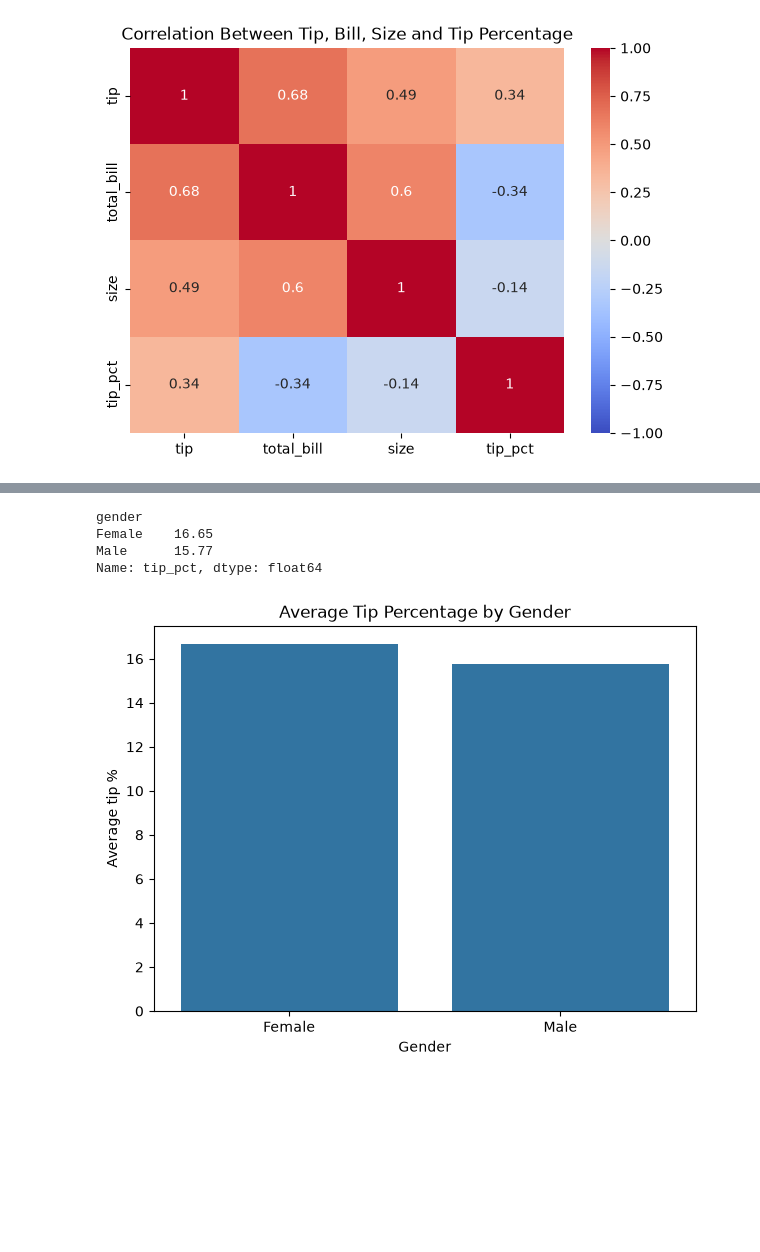
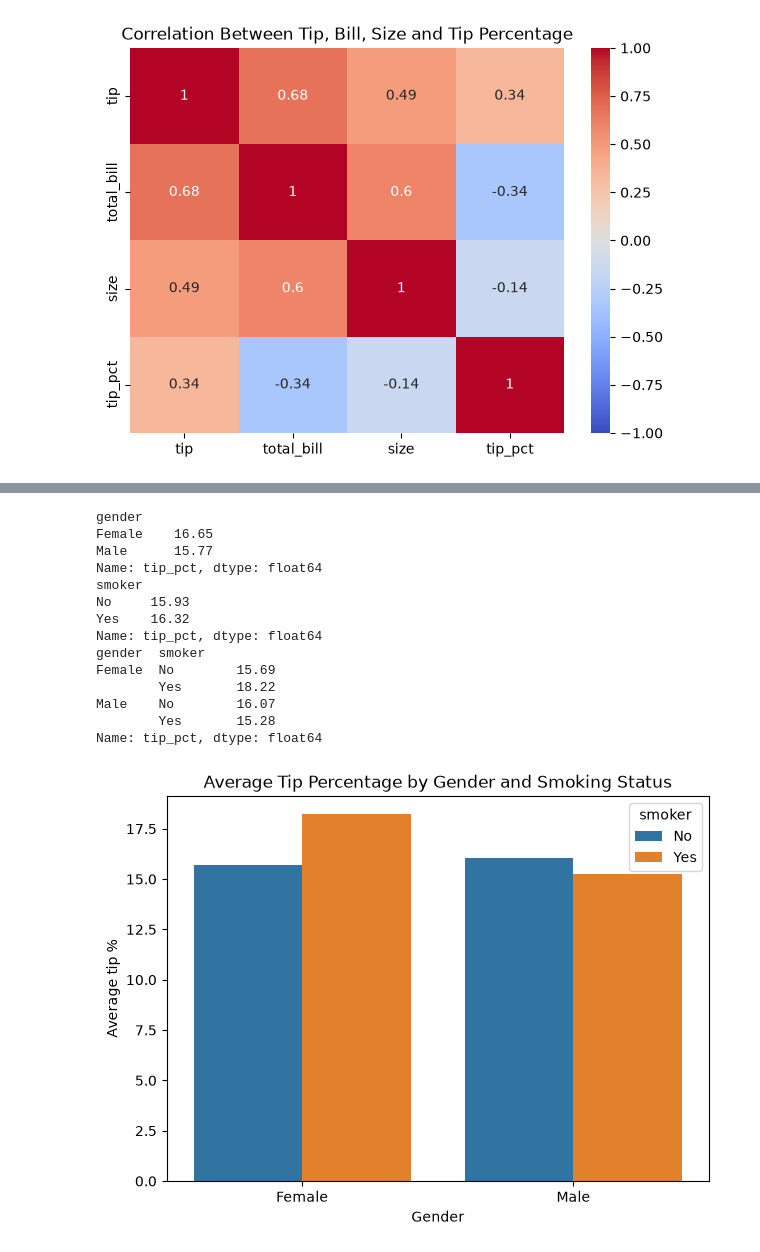
Before and after one commit to rohaanmangi/Python-for-AI, a Jupyter notebook: notebooks/Week 4/Day 17/project.ipynb, the cells around one changed output, grey strips where cells are left out. Saved outputs shown, nothing was run; the diff lists cells and outputs as text; code cells hidden in the pictures; blank space fills up the shorter version.

```diff
--- a/notebooks/Week 4/Day 17/project.ipynb
+++ b/notebooks/Week 4/Day 17/project.ipynb
@@ -220,15 +237,28 @@ plt.show()
 # %%
 print(df.groupby("gender")["tip_pct"].mean().round(2))
+print(df.groupby("smoker")["tip_pct"].mean().round(2))
+print(df.groupby(["gender", "smoker"])["tip_pct"].mean().round(2))
 
 plt.figure(figsize=(7, 5))
-sns.barplot(data=df, x="gender", y="tip_pct", errorbar=None)
-plt.title("Average Tip Percentage by Gender")
+sns.barplot(data=df, x="gender", y="tip_pct", hue="smoker", errorbar=None)
+plt.title("Average Tip Percentage by Gender and Smoking Status")
 plt.xlabel("Gender")
 plt.ylabel("Average tip %")
+plt.savefig("tip_pct_gender_smoker.png", dpi=150, bbox_inches="tight")
 plt.show()
 # %% [output]
 gender
 Female    16.65
 Male      15.77
 Name: tip_pct, dtype: float64
+smoker
+No     15.93
+Yes    16.32
+Name: tip_pct, dtype: float64
+gender  smoker
+Female  No        15.69
+        Yes       18.22
+Male    No        16.07
+        Yes       15.28
+Name: tip_pct, dtype: float64
-[figure, old version]
+[figure, new version]
```
Also changed, not shown: parts of 15 cells of this notebook, 5 other files.
